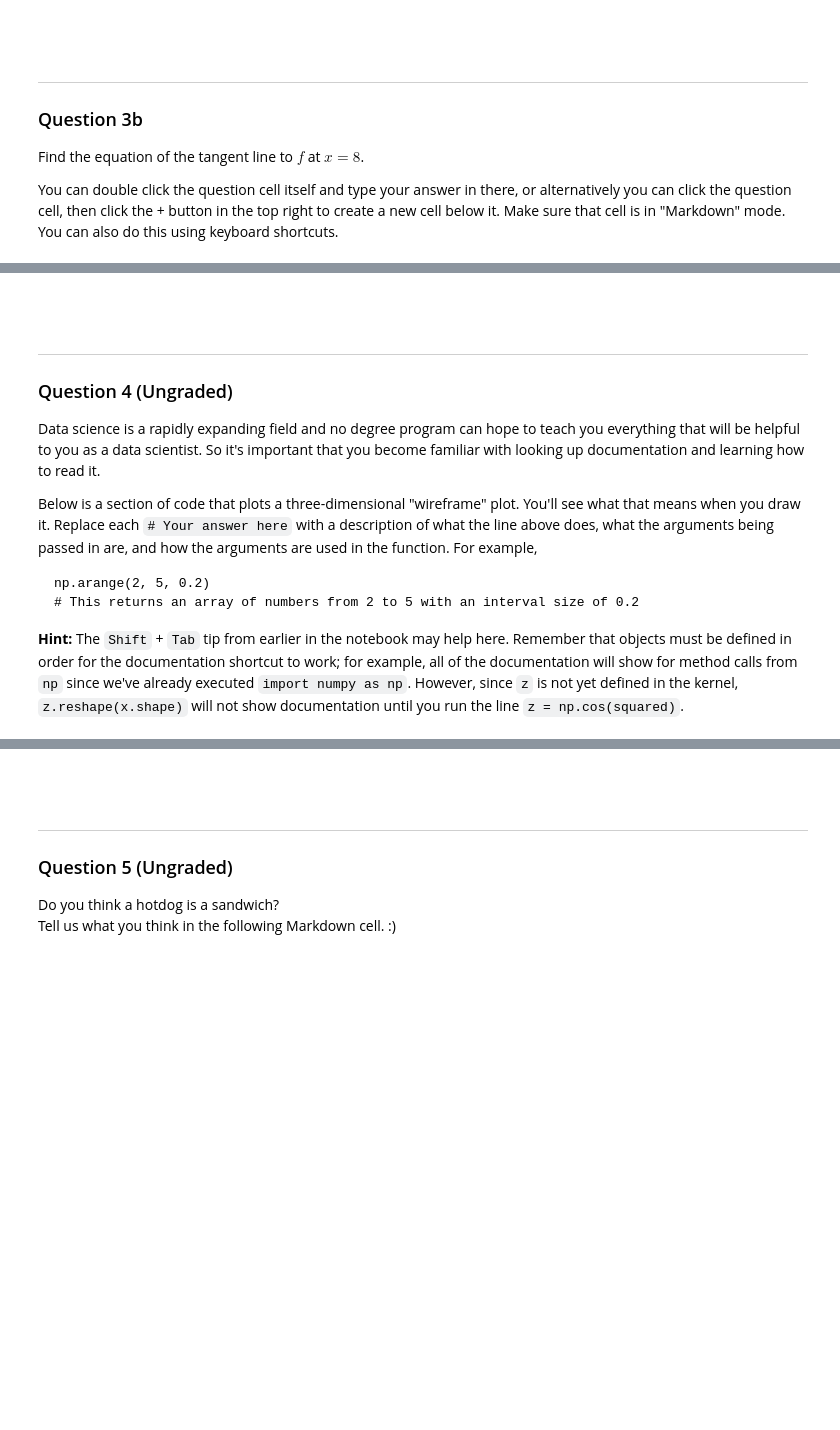
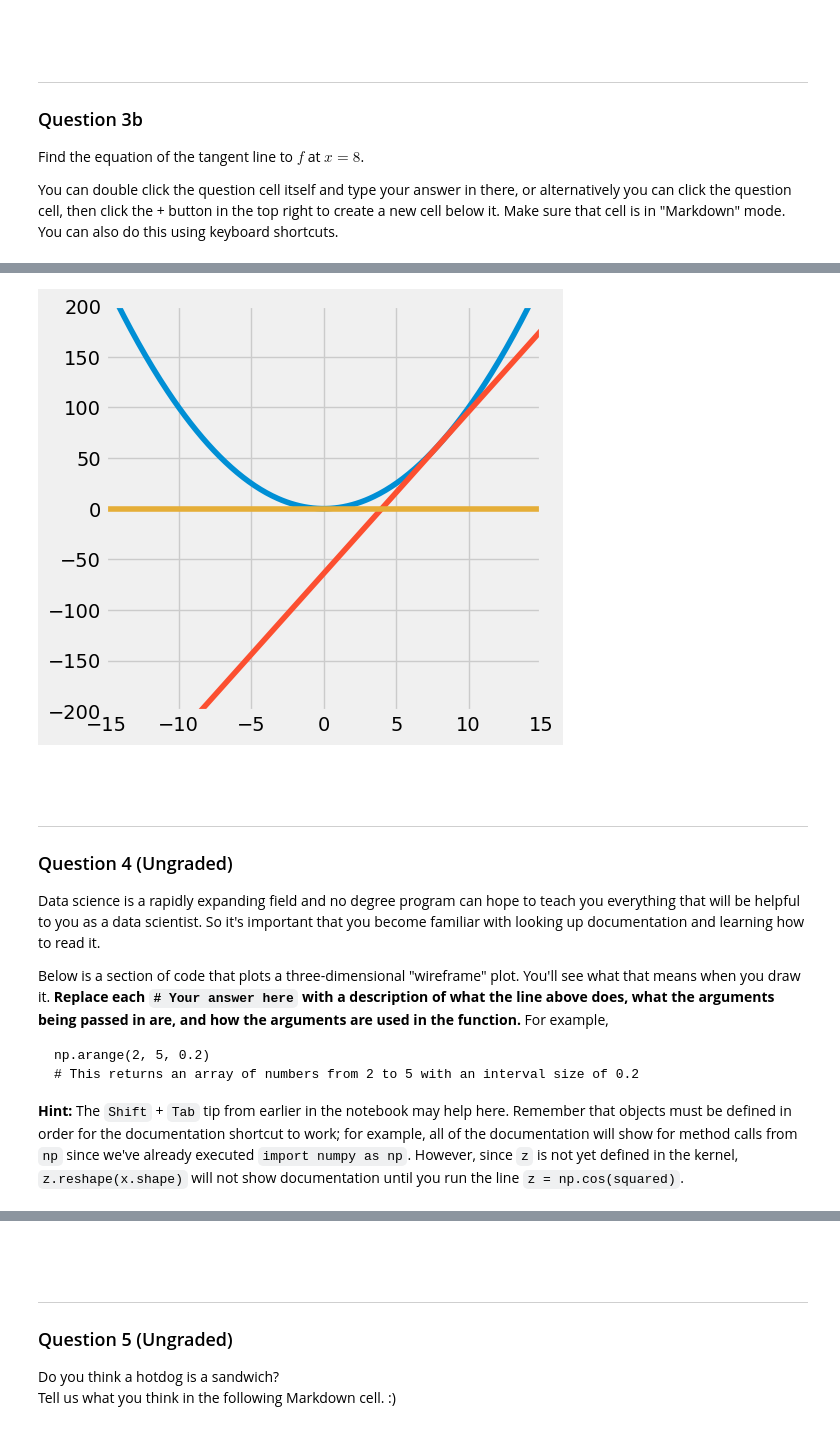
Before and after one commit to wkKarry/Data100_SP25, a Jupyter notebook: lab/lab01/lab01.ipynb, the cells around one changed output, grey strips where cells are left out. Cells and saved outputs as stored; diff of their text form; code cells hidden in the pictures; blank space fills up the shorter version.

````diff
--- a/lab/lab01/lab01.ipynb
+++ b/lab/lab01/lab01.ipynb
@@ -367,3 +487,24 @@ plot(f, f_deriv)
+# %%
+def f(x):
+    return x**2
+
+def f_deriv(x):
+    return 2*x
+
+def plot(f, f_deriv):
+    # Hint: Use np.linspace()
+    x = np.linspace(-15,15,300)
+    y_1 = f(x)
+    y_2 = f_deriv(8)*(x-8)+f(8)
+    y_3 = f_deriv(0)*(x-0)+f(0)
+    plt.figure(figsize=(5,5))
+    plt.ylim(-200,200)
+    plt.xlim(-15,15)
+    plt.plot(x,y_1,x,y_2,x,y_3)
+    plt.show()
+plot(f, f_deriv)
+# %% [output]
+[figure, added]
 # %% [markdown]
 <br/><br/>
 
@@ -373,7 +514,7 @@ plot(f, f_deriv)
 
 Data science is a rapidly expanding field and no degree program can hope to teach you everything that will be helpful to you as a data scientist. So it's important that you become familiar with looking up documentation and learning how to read it.
 
-Below is a section of code that plots a three-dimensional "wireframe" plot. You'll see what that means when you draw it. Replace each `# Your answer here` with a description of what the line above does, what the arguments being passed in are, and how the arguments are used in the function. For example,
+Below is a section of code that plots a three-dimensional "wireframe" plot. You'll see what that means when you draw it. **Replace each `# Your answer here` with a description of what the line above does, what the arguments being passed in are, and how the arguments are used in the function.** For example,
 
 ```
 np.arange(2, 5, 0.2)
````
Also changed, not shown: parts of 39 cells of this notebook, 2 other files.
